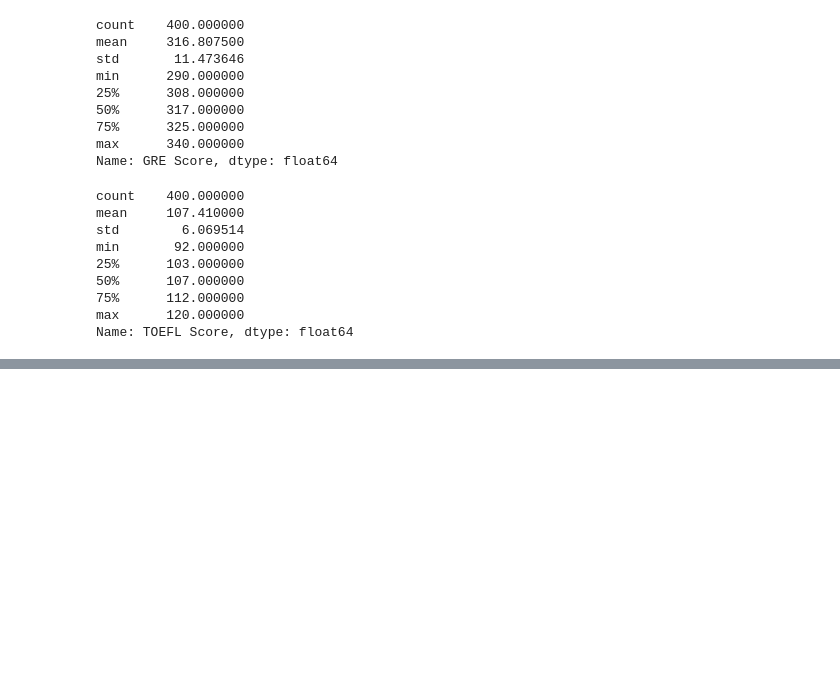
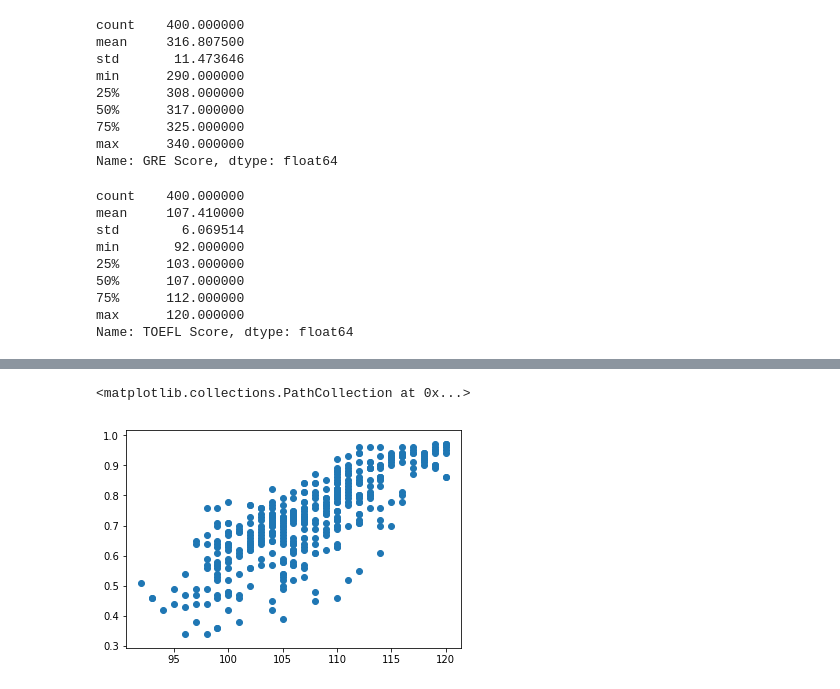
Before and after one commit to bansaliti048/Graduate-Admission-Analysis, a Jupyter notebook: gradAdmits.ipynb, the cells around one changed output, grey strips where cells are left out. Saved outputs shown, nothing was run; the diff lists cells and outputs as text; code cells hidden in the pictures; blank space fills up the shorter version.

```diff
--- a/gradAdmits.ipynb
+++ b/gradAdmits.ipynb
@@ -68,0 +82,5 @@ Name: TOEFL Score, dtype: float64
+# %%
+plt.scatter(admission['TOEFL Score'].values, admission['Chance of Admit '].values)
+# %% [output]
+<matplotlib.collections.PathCollection at 0x...>
+[figure, added]
```
Also changed, not shown: parts of 6 cells of this notebook.
